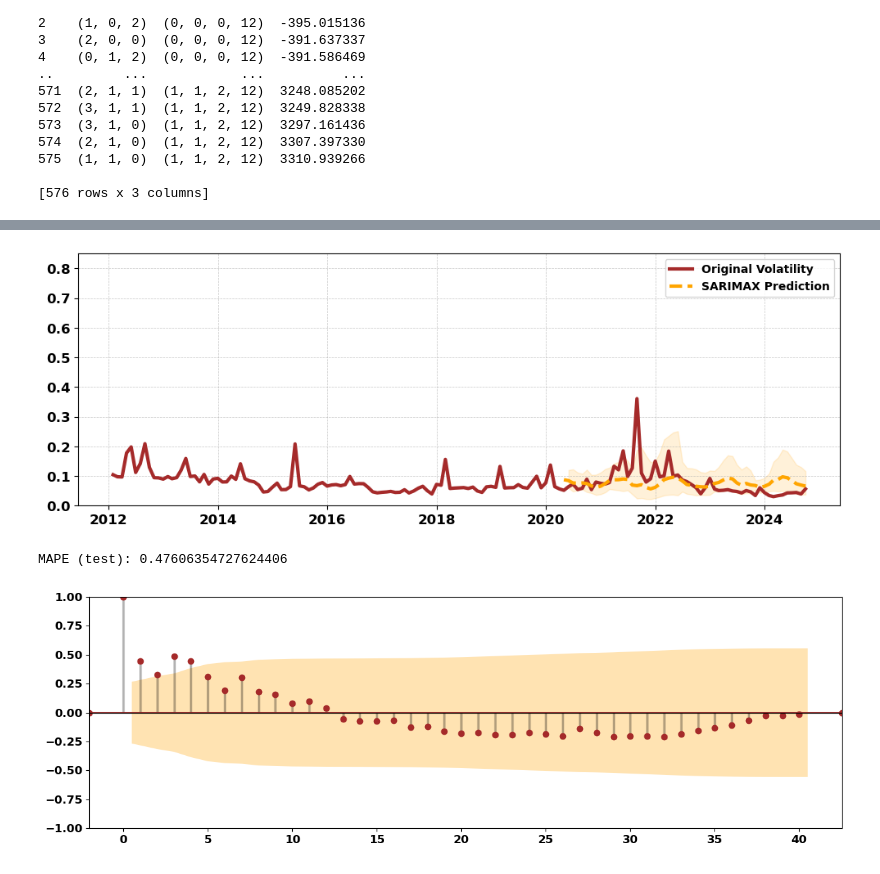
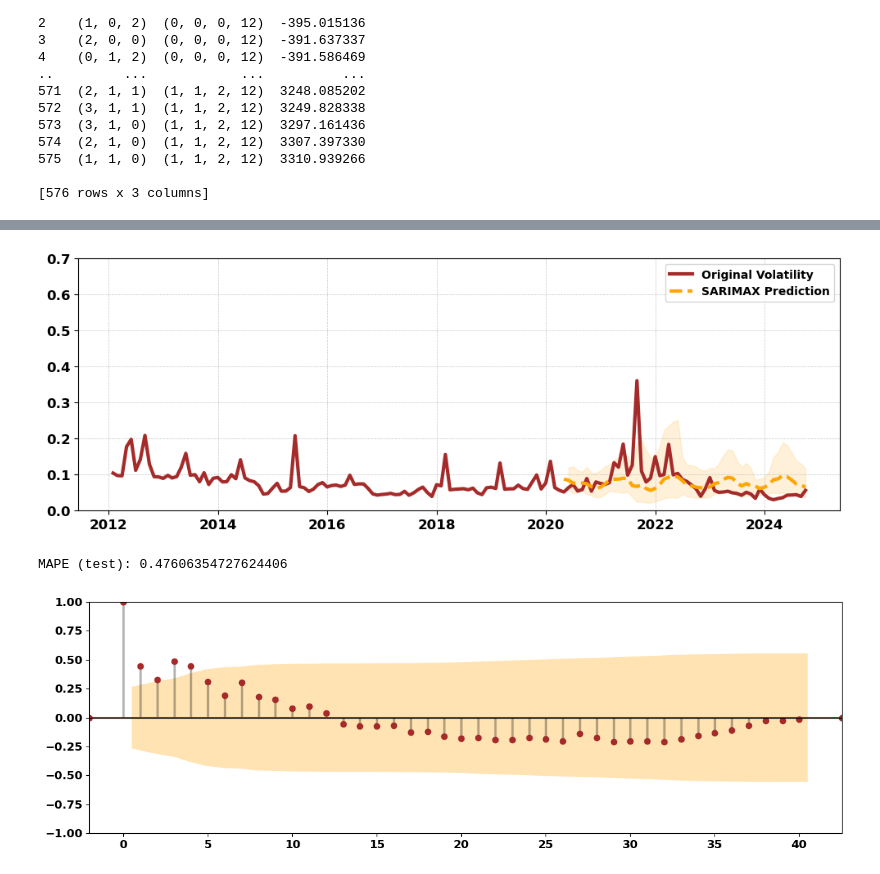
Before and after one commit to AbbinavSK/Crop-Price-Volatility-Analysis-in-India, a Jupyter notebook: Soybean-price-analysis(state-level).ipynb, the cells around one changed output, grey strips where cells are left out. Drawn from its saved outputs; the diff is of its cells as text; code cells hidden in the pictures.

```diff
--- a/Soybean-price-analysis(state-level).ipynb
+++ b/Soybean-price-analysis(state-level).ipynb
@@ -492,32 +484,32 @@ Warnings:
 # %%
 # Plotting the SARIMAX forecast with 95% confidence interval
 
 sarimax_forecast = sarimax_fit.predict(start=len(train), end=len(df)-1, exog=test[["PREC", "MAXTEMP"]])
 
 log_residuals = np.log(test["cond_vol"]) - np.log(sarimax_forecast)
 rolling_std = log_residuals.rolling(window=10, min_periods=1).std().shift(0)
 
 upper_bound_arimax = sarimax_forecast * np.exp(2 * rolling_std)
 lower_bound_arimax = sarimax_forecast * np.exp(-2 * rolling_std)
 
 plt.figure(figsize=(12, 4))
 
 plt.plot(df["Price Date"], df["cond_vol"], color='brown', label="Original Volatility", linewidth=3)
 plt.plot(test["Price Date"], sarimax_forecast, color='orange', linestyle="--", label="SARIMAX Prediction", linewidth=3)
 plt.fill_between(test["Price Date"], lower_bound_arimax, upper_bound_arimax, color='orange', alpha=0.15)
 
 plt.xticks(rotation=0, fontsize=12, fontweight='bold')
 plt.yticks(rotation=0, fontsize=12, fontweight='bold')
-plt.ylim(0, 0.85)
+plt.ylim(0, 0.7)
 plt.legend(fontsize=12, prop={'weight': 'bold'})
 plt.grid(True, linestyle='--', linewidth=0.5, alpha=0.7)
 plt.savefig("images/Soybean-sarimax-Statelevel.png", dpi=600, bbox_inches='tight')
 plt.show()
 
 mape = mean_absolute_percentage_error(test["cond_vol"], sarimax_forecast)
 print(f"MAPE (test): {mape}")
 # %% [output]
-[figure, old version]
+[figure, new version]
 MAPE (test): 0.47606354727624406
 # %%
 # Plotting ACF of SARIMAX residuals for test data
```
Also changed, not shown: parts of 6 cells of this notebook, 1 other file.
